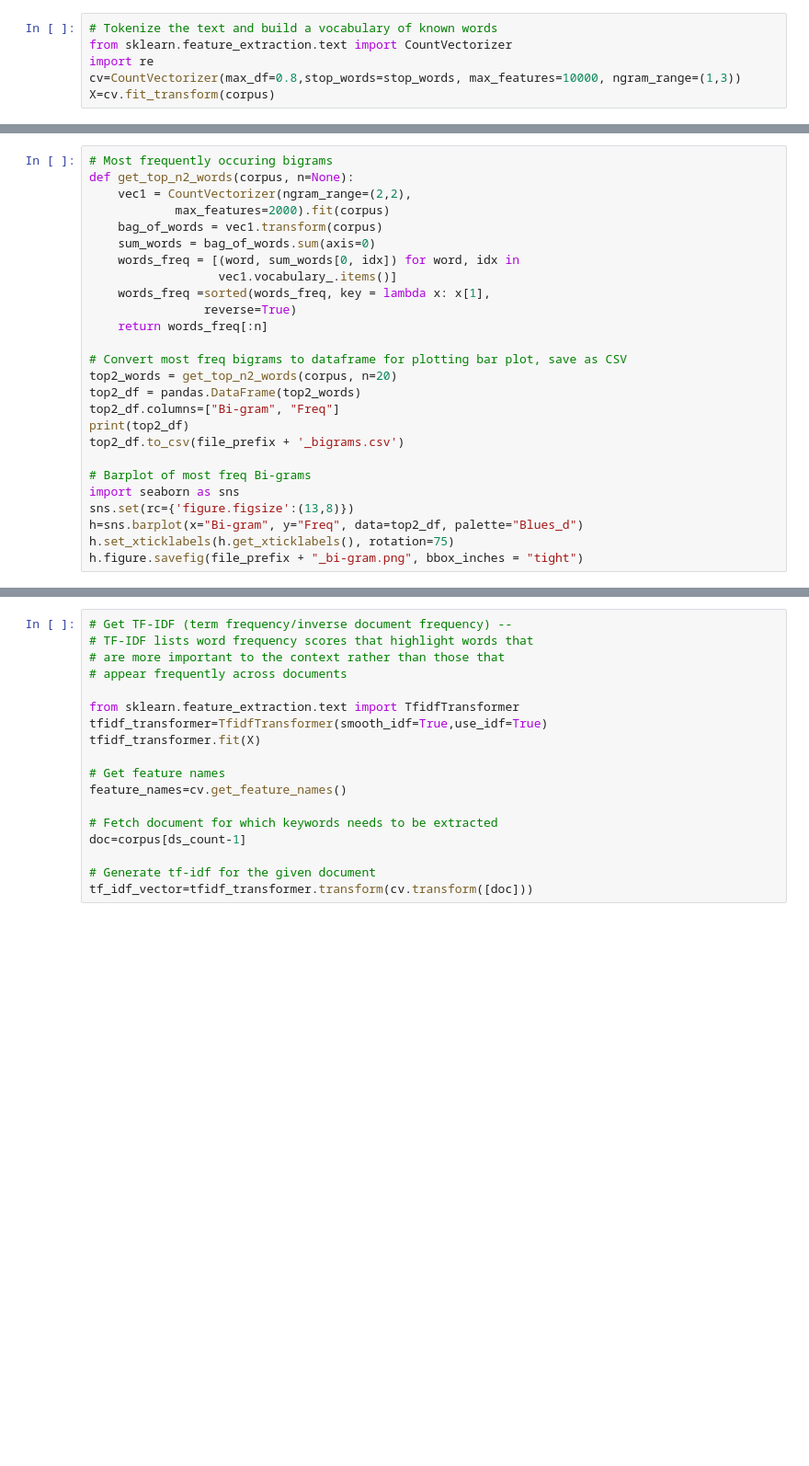
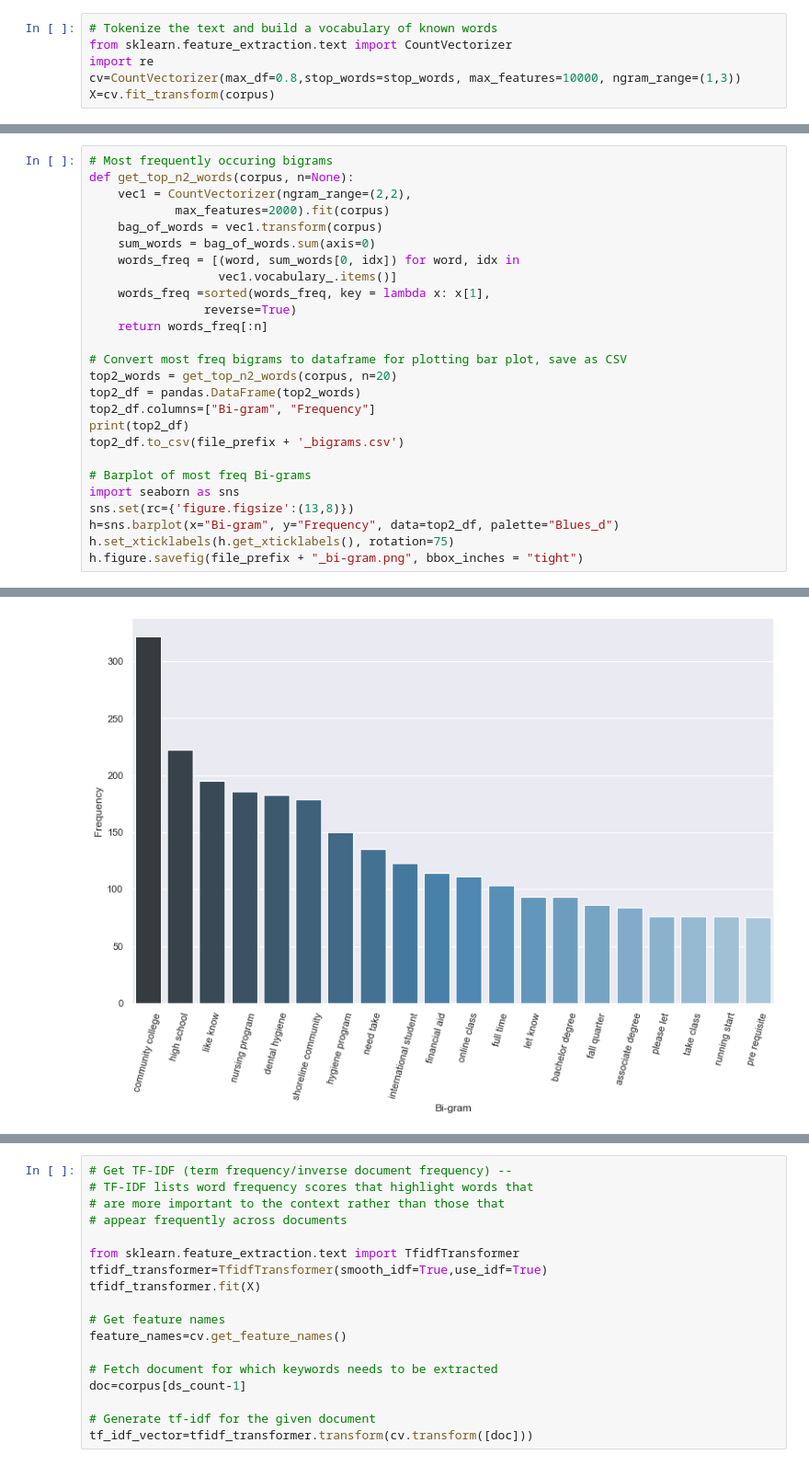
Before and after one commit to andybywire/nlp-text-analysis, a Jupyter notebook: text-analytics.ipynb, the cells around one changed output, grey strips where cells are left out. Shown at 92% size. Cells and saved outputs as stored; diff of their text form; blank space fills up the shorter version.

```diff
--- a/text-analytics.ipynb
+++ b/text-analytics.ipynb
@@ -177,13 +288,14 @@ def get_top_n2_words(corpus, n=None):
 # Convert most freq bigrams to dataframe for plotting bar plot, save as CSV
 top2_words = get_top_n2_words(corpus, n=20)
 top2_df = pandas.DataFrame(top2_words)
-top2_df.columns=["Bi-gram", "Freq"]
+top2_df.columns=["Bi-gram", "Frequency"]
 print(top2_df)
 top2_df.to_csv(file_prefix + '_bigrams.csv')
 
 # Barplot of most freq Bi-grams
 import seaborn as sns
 sns.set(rc={'figure.figsize':(13,8)})
-h=sns.barplot(x="Bi-gram", y="Freq", data=top2_df, palette="Blues_d")
+h=sns.barplot(x="Bi-gram", y="Frequency", data=top2_df, palette="Blues_d")
 h.set_xticklabels(h.get_xticklabels(), rotation=75)
 h.figure.savefig(file_prefix + "_bi-gram.png", bbox_inches = "tight")
+# %% [output]
@@ -190,3 +319,4 @@ h.figure.savefig(file_prefix + "_bi-gram.png", bbox_inches = "tight")
+[figure, added]
 # %%
 # Most frequently occuring Tri-grams
 def get_top_n3_words(corpus, n=None):
```
Also changed, not shown: parts of 25 cells of this notebook.
